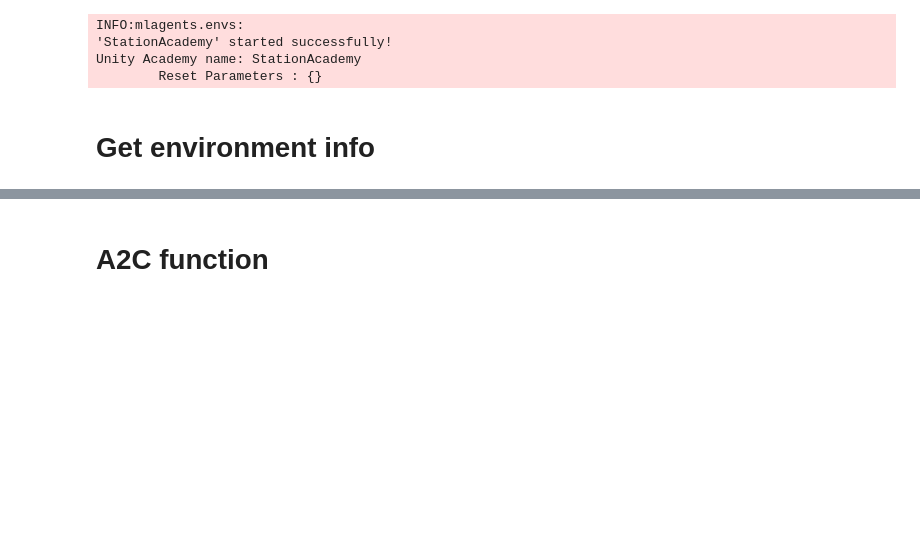
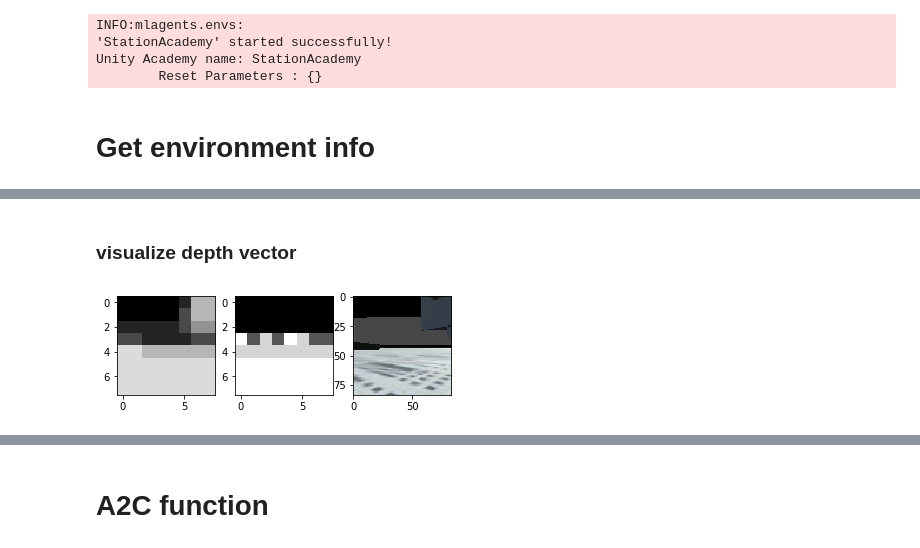
Before and after one commit to wzt1001/scl-navigation, a Jupyter notebook: nav_a3c/Navigation-Copy1.ipynb, the cells around one changed output, grey strips where cells are left out. Cells and saved outputs as stored; diff of their text form; code cells hidden in the pictures; blank space fills up the shorter version.

```diff
--- a/nav_a3c/Navigation-Copy1.ipynb
+++ b/nav_a3c/Navigation-Copy1.ipynb
@@ -113,8 +121,9 @@ imgplt = plt.imshow(img_rgb)
 # %%
-from random import randint
+# from random import randint
 
-
-for i in range(100):
-    env_info = env.step([randint(0, 1), randint(0, 2)])[default_brain]
-#     print(randint(0, 1), randint(0, 2))
-    print(env_info.vector_observations[0][-3:])
+# a = []
+# for i in range(500):
+#     env_info = env.step([randint(0, 1), randint(0, 2)])[default_brain]
+# #     print(randint(0, 1), randint(0, 2))
+#     a.append([env_info.vector_observations[0][-3:][0], env_info.vector_observations[0][-3:][1], env_info.vector_observations[0][-3:][2]])
+#     print(str(i), env_info.vector_observations[0][-3:])
@@ -176,4 +129,0 @@ def vis_paths(positions, goals, final_goal):
-# %%
-action = 5
-move_forward  = action // 3
-rotate = action % 3
@@ -581,0 +582,19 @@ tensorflow.python.framework.errors_impl.CancelledError: Run call was cancelled
+# %% [markdown]
+### visualize depth vector
+# %%
+train_buffer = np.array(agent_arr[0].train_buffer)
+# %%
+true_depth = np.array(train_buffer[:, 8].tolist())
+depth_pred = train_buffer[:, 7]
+input_image = np.array(train_buffer[:, 0].tolist())
+# %%
+i = 8
+plt.subplot(1, 3, 1)
+plt.imshow(true_depth[i].reshape(8, 8), cmap='gray', interpolation='nearest', vmin=0, vmax=7)
+plt.subplot(1, 3, 2)
+plt.imshow(depth_pred[i].reshape(8, 8), cmap='gray')
+plt.subplot(1, 3, 3)
+plt.imshow(input_image[i])
+plt.show()
+# %% [output]
+[figure, added]
```
Also changed, not shown: parts of 18 cells of this notebook, 3 other files.
